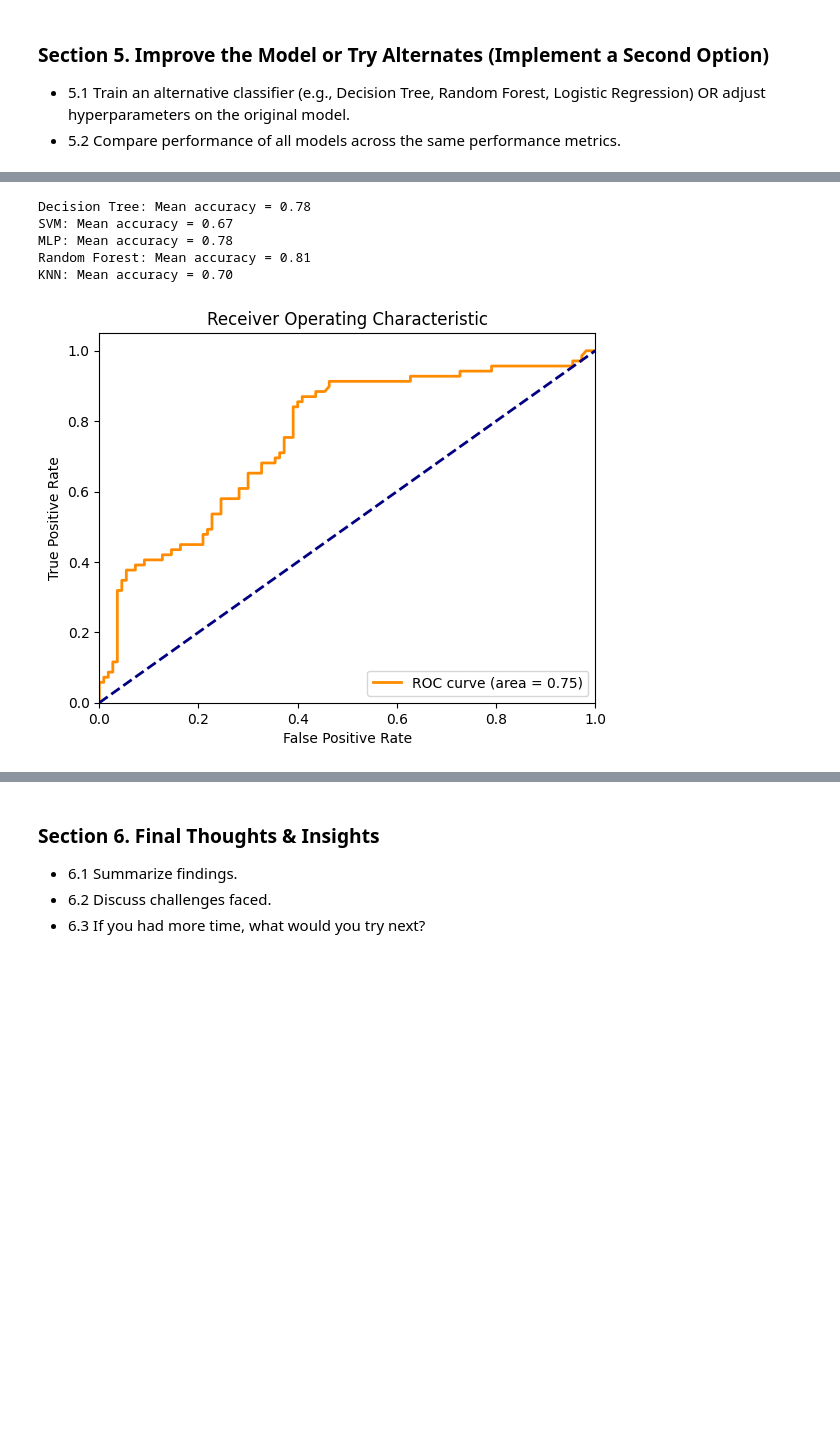
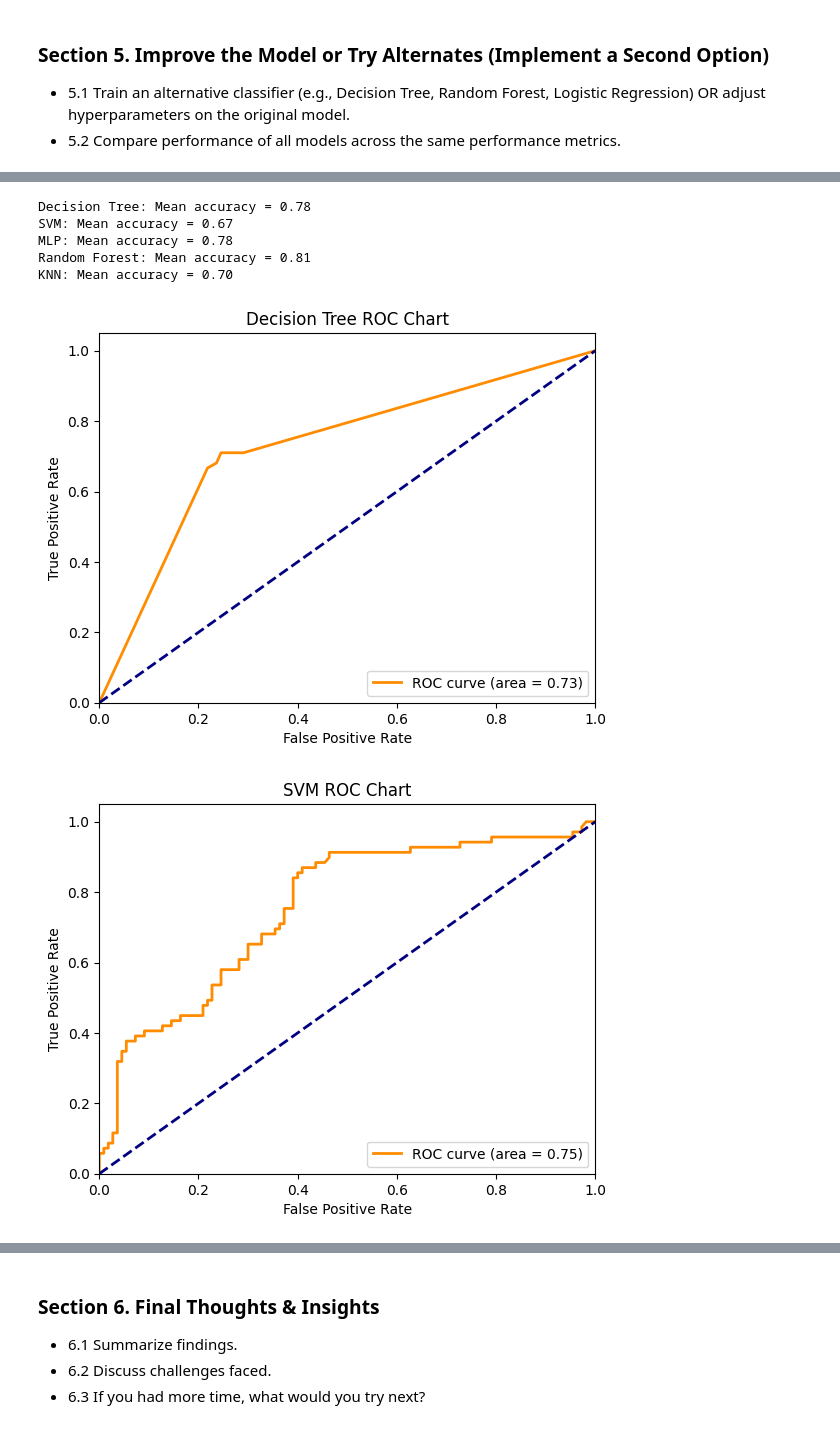
Before and after one commit to dfintel25/appliedML_midterm_fintel, a Jupyter notebook: ml_classification_fintel.ipynb, the cells around one changed output, grey strips where cells are left out. Cells and saved outputs as stored; diff of their text form; code cells hidden in the pictures; blank space fills up the shorter version.

```diff
--- a/ml_classification_fintel.ipynb
+++ b/ml_classification_fintel.ipynb
@@ -489,29 +547,92 @@ Create a summary table or printout comparing all models:
 # %%
-
 for name, model in models.items():
     scores = cross_val_score(model, X, y, cv=5)
     print(f"{name}: Mean accuracy = {scores.mean():.2f}")
 
-# Example for ROC curve with SVM
-y_pred_prob = models['SVM'].predict_proba(X_test)[:, 1]
+# ROC Curve of 'Decision Tree'
+y_pred_prob = models['Decision Tree'].predict_proba(X_test)[:, 1]
 fpr, tpr, thresholds = roc_curve(y_test, y_pred_prob)
 roc_auc = auc(fpr, tpr)
-
 
 plt.figure()
 plt.plot(fpr, tpr, color='darkorange', lw=2, label=f'ROC curve (area = {roc_auc:.2f})')
 plt.plot([0, 1], [0, 1], color='navy', lw=2, linestyle='--')
 plt.xlim([0.0, 1.0])
 plt.ylim([0.0, 1.05])
 plt.xlabel('False Positive Rate')
 plt.ylabel('True Positive Rate')
-plt.title('Receiver Operating Characteristic')
+plt.title('Decision Tree ROC Chart')
 plt.legend(loc="lower right")
 plt.show()
+
+# ROC Curve of 'SVM'; Support Vector Machine
+y_pred_prob = models['SVM'].predict_proba(X_test)[:, 1]
+fpr, tpr, thresholds = roc_curve(y_test, y_pred_prob)
+roc_auc = auc(fpr, tpr)
+
+plt.figure()
+plt.plot(fpr, tpr, color='darkorange', lw=2, label=f'ROC curve (area = {roc_auc:.2f})')
+plt.plot([0, 1], [0, 1], color='navy', lw=2, linestyle='--')
+plt.xlim([0.0, 1.0])
+plt.ylim([0.0, 1.05])
+plt.xlabel('False Positive Rate')
+plt.ylabel('True Positive Rate')
+plt.title('SVM ROC Chart')
+plt.legend(loc="lower right")
+plt.show()
+
+# ROC Curve of 'MLP'; Multi-Layer Perceptron Classifier
+y_pred_prob = models['MLP'].predict_proba(X_test)[:, 1]
+fpr, tpr, thresholds = roc_curve(y_test, y_pred_prob)
+roc_auc = auc(fpr, tpr)
+
+plt.figure()
+plt.plot(fpr, tpr, color='darkorange', lw=2, label=f'ROC curve (area = {roc_auc:.2f})')
+plt.plot([0, 1], [0, 1], color='navy', lw=2, linestyle='--')
+plt.xlim([0.0, 1.0])
+plt.ylim([0.0, 1.05])
+plt.xlabel('False Positive Rate')
+plt.ylabel('True Positive Rate')
+plt.title('MLP ROC Chart')
+plt.legend(loc="lower right")
+plt.show()
+
+# ROC Curve of 'Random Forest'
+y_pred_prob = models['Random Forest'].predict_proba(X_test)[:, 1]
+fpr, tpr, thresholds = roc_curve(y_test, y_pred_prob)
+roc_auc = auc(fpr, tpr)
+
+plt.figure()
+plt.plot(fpr, tpr, color='darkorange', lw=2, label=f'ROC curve (area = {roc_auc:.2f})')
+plt.plot([0, 1], [0, 1], color='navy', lw=2, linestyle='--')
+plt.xlim([0.0, 1.0])
+plt.ylim([0.0, 1.05])
+plt.xlabel('False Positive Rate')
+plt.ylabel('True Positive Rate')
+plt.title('Random Forest ROC Chart')
+plt.legend(loc="lower right")
+plt.show()
+
+# ROC Curve of 'KNN'; K-Nearest Neighbors
+y_pred_prob = models['KNN'].predict_proba(X_test)[:, 1]
+fpr, tpr, thresholds = roc_curve(y_test, y_pred_prob)
+roc_auc = auc(fpr, tpr)
+
+plt.figure()
+plt.plot(fpr, tpr, color='darkorange', lw=2, label=f'ROC curve (area = {roc_auc:.2f})')
+plt.plot([0, 1], [0, 1], color='navy', lw=2, linestyle='--')
+plt.xlim([0.0, 1.0])
+plt.ylim([0.0, 1.05])
+plt.xlabel('False Positive Rate')
+plt.ylabel('True Positive Rate')
+plt.title('KNN ROC Chart')
+plt.legend(loc="lower right")
+plt.show()
 # %% [output]
 Decision Tree: Mean accuracy = 0.78
 SVM: Mean accuracy = 0.67
 MLP: Mean accuracy = 0.78
 Random Forest: Mean accuracy = 0.81
 KNN: Mean accuracy = 0.70
-[figure, old version]
+[figure, new version]
+[figure, added]
```
Also changed, not shown: parts of 20 cells of this notebook, 2 other files.
